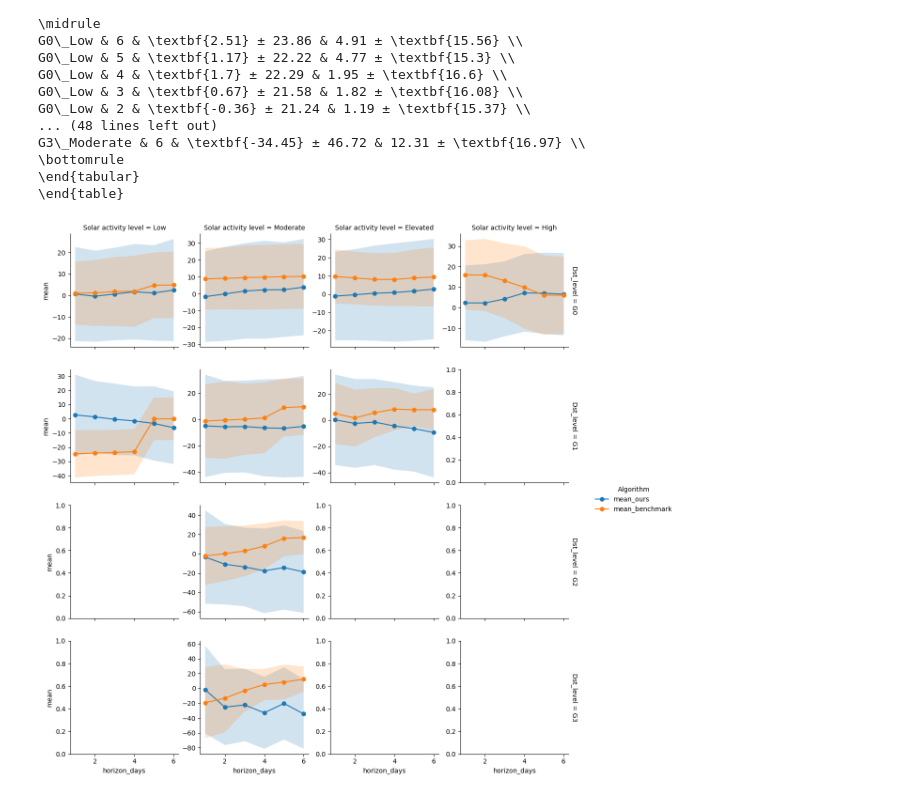
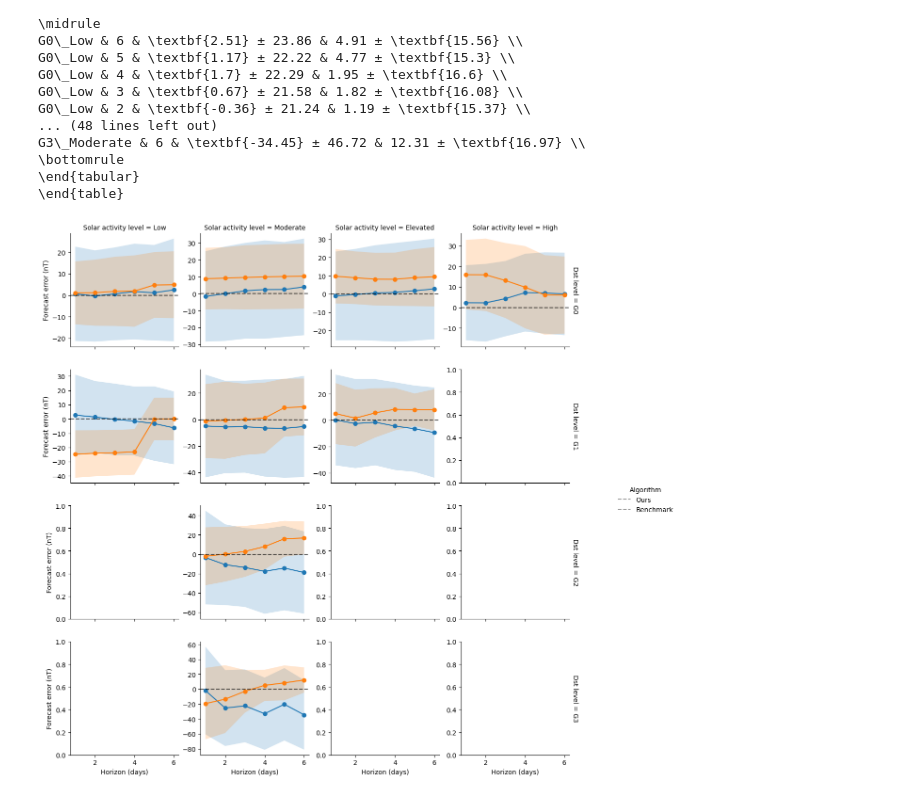
Before and after one commit to ARCLab-MIT/SW-Transformers-Forecaster-Framework, a Jupyter notebook: dev_nbs/dst_eval.ipynb, the cells around one changed output. Cells and saved outputs as stored; diff of their text form; code cells hidden in the pictures.

Commit message:
updates in dst comparison plot

```diff
--- a/dev_nbs/dst_eval.ipynb
+++ b/dev_nbs/dst_eval.ipynb
@@ -560,33 +560,44 @@ std_df = data[data['statistic'] == 'fe_nT_std'].copy()
 
 # Rename columns for merging
 mean_df.rename(columns={'value_ours': 'mean_ours', 'value_benchmark': 'mean_benchmark'}, inplace=True)
 std_df.rename(columns={'value_ours': 'std_ours', 'value_benchmark': 'std_benchmark'}, inplace=True)
 
 # Melt the data to a long format
 melted_mean_data = pd.melt(mean_df, id_vars=['Dst level', 'Solar activity level', 'horizon_days'],
                            value_vars=['mean_ours', 'mean_benchmark'],
                            var_name='algorithm', value_name='mean')
 
 melted_std_data = pd.melt(std_df, id_vars=['Dst level', 'Solar activity level', 'horizon_days'],
                           value_vars=['std_ours', 'std_benchmark'],
                           var_name='algorithm', value_name='std')
 
 # Correct the 'algorithm' column in the std melted dataframe
 melted_std_data['algorithm'] = melted_std_data['algorithm'].str.replace('std', 'mean')
 
 # Merge the mean and std melted dataframes
-melted_data = pd.merge(melted_mean_data, melted_std_data, on=['Dst level', 'Solar activity level', 'horizon_days', 'algorithm'])
+melted_data = pd.merge(melted_mean_data, melted_std_data, on=['Dst level',
+                                                              'Solar activity level', 'horizon_days', 'algorithm'])
 
 # Create the faceted line charts
-g = sns.FacetGrid(melted_data, row='Dst level', col='Solar activity level', hue='algorithm', margin_titles=True, sharey=False)
+g = sns.FacetGrid(melted_data, row='Dst level', col='Solar activity level', hue='algorithm',
+                  margin_titles=True, sharey=False)
 
 def plot_func(x, y1, y2, **kwargs):
     plt.plot(x, y1, marker='o', **kwargs)
     plt.fill_between(x, y1 - y2, y1 + y2, alpha=0.2)
 
 g.map(plot_func, 'horizon_days', 'mean', 'std')
+g.map(plt.axhline, y=0, ls='--', c='black', alpha=0.4)  # Add this line
+
+g.set_xlabels("Horizon (days)")
+g.set_ylabels("Forecast error (nT)")
 g.add_legend(title='Algorithm')
+
+# Change legend labels
+new_labels = ['Ours', 'Benchmark']
+for t, l in zip(g._legend.texts, new_labels): t.set_text(l)
+
 g.fig.subplots_adjust(wspace=.2, hspace=.2)
 plt.show()
 # %% [output]
-[figure, old version]
+[figure, new version]
```
